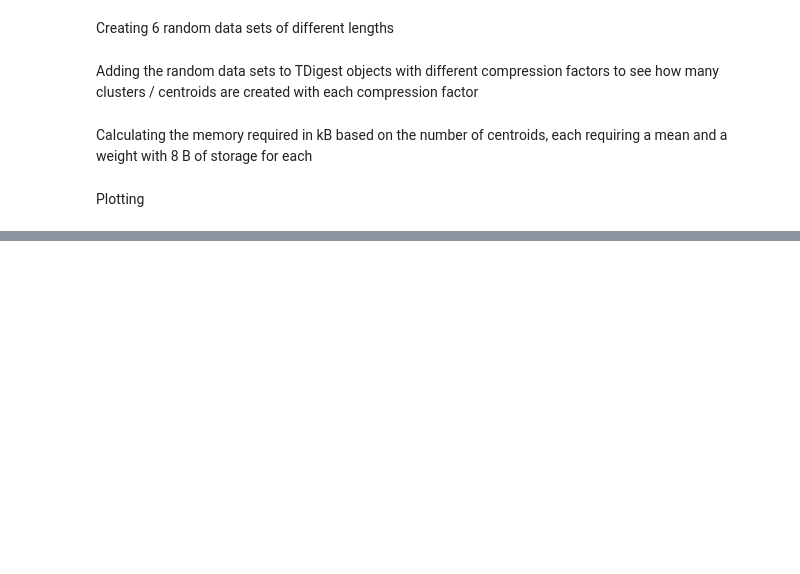
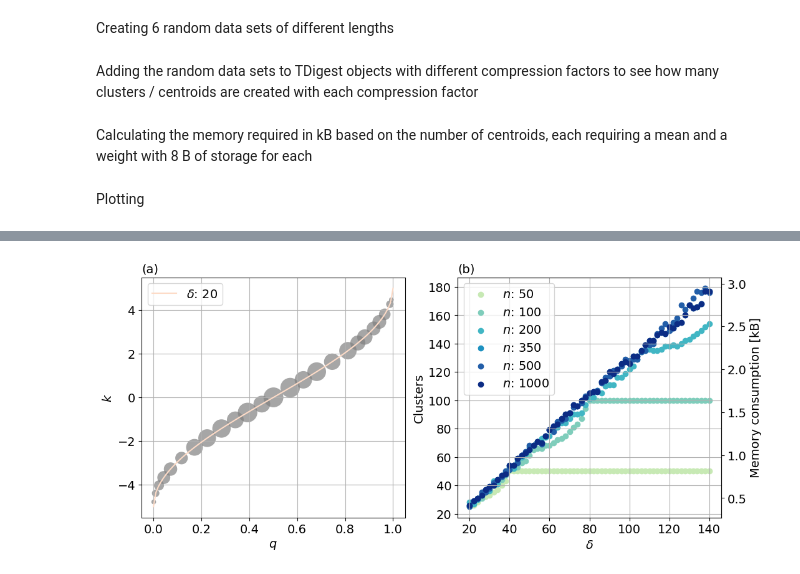
Before and after one commit to kat-grayson/one_pass_algorithms_paper, a Jupyter notebook: figures/figure3.ipynb, the cells around one changed output, grey strips where cells are left out. Saved outputs shown, nothing was run; the diff lists cells and outputs as text; code cells hidden in the pictures; blank space fills up the shorter version.

Commit message:
updated 3 with scale function, 4 removing hist inserts and including legend

```diff
--- a/figures/figure3.ipynb
+++ b/figures/figure3.ipynb
@@ -105,0 +70,75 @@ plt.show()
+# %%
+fs = 14
+c1 = '#c7e9b4'
+c2 = '#7fcdbb'
+c3 = '#41b6c4'
+c4 = '#1d91c0'
+c5 = '#225ea8'
+c6 = '#0c2c84'
+
+c4p = '#67001f'
+c3p = '#b2182b'
+c2p = '#f4a582'
+c1p = '#fddbc7'
+
+pinks = [c1p, c2p, c3p, c4p]
+
+fig, ax = plt.subplots(1,2,figsize = (12,5))
+
+ax0 = ax[0]
+
+x_values = np.linspace(0,1,100)
+delta_all = [20, 50, 80, 100]
+
+for indx, delta in enumerate(delta_all):
+    y_values = delta/(2*np.pi)*np.arcsin(2*x_values - 1)
+    ax0.plot(x_values, y_values, label=rf'$\delta$: {int(delta)}', color = pinks[indx])
+    if delta == 20:
+        means = digest_list5[0].centroids()['mean'] # 0 is the first with compression = 20
+        weights = digest_list5[0].centroids()['weight']
+        y_values_select = delta/(2*np.pi)*np.arcsin(2*means - 1)
+        ax0.scatter(means, y_values_select, s=weights* 15, c='grey', alpha=0.7, edgecolors='none')  # s controls size
+    elif delta == 100:
+        means = digest_list5[40].centroids()['mean'] # 40 is the first with compression = 100
+        weights = digest_list5[40].centroids()['weight']
+        y_values_select = delta/(2*np.pi)*np.arcsin(2*means - 1)
+        ax0.scatter(means, y_values_select, s=weights* 15, c='grey', alpha=0.7, edgecolors='none')  # s controls size
+
+# Adding labels and title
+ax0.set_xlabel(r'$q$', fontsize = fs)
+ax0.set_ylabel(r'$k$', fontsize = fs)
+ax0.grid(True)
+ax0.legend(fontsize = fs)
+ax0.tick_params(axis='y', labelcolor='black', labelsize = fs)
+ax0.tick_params(axis='x', labelcolor='black', labelsize = fs)
+ax0.set_title('(a)', fontsize = fs, loc = 'left')
+
+
+ax1 = ax[1]
+# Create a scatter plot
+ax1.scatter(compressions, digest_size[:,0], color = c1, label = r'$n$: 50')
+ax1.scatter(compressions, digest_size[:,1], color = c2, label = r'$n$: 100')
+ax1.scatter(compressions, digest_size[:,2], color = c3, label = r'$n$: 200')
+ax1.scatter(compressions, digest_size[:,3], color = c4, label = r'$n$: 350')
+ax1.scatter(compressions, digest_size[:,4], color = c5, label = r'$n$: 500')
+ax1.scatter(compressions, digest_size[:,3], color = c6, label = r'$n$: 1000')
+
+# Add labels and title
+ax1.set_xlabel(r'$\delta$', fontsize = fs)
+ax1.set_ylabel('Clusters', fontsize = fs)
+ax1.tick_params(axis='y', labelcolor='black', labelsize = fs)
+ax1.tick_params(axis='x', labelcolor='black', labelsize = fs)
+ax1.legend(fontsize = fs)
+ax1.grid(True)
+ax1.set_title('(b)', fontsize = fs, loc = 'left')
+
+# Create the second y-axis scatter plot
+ax2 = ax1.twinx()
+ax2.scatter(compressions, mem, marker = '')
+ax2.set_ylabel('Memory consumption [kB]', color='black', fontsize = fs)
+ax2.tick_params(axis='y', labelcolor='black', labelsize = fs)
+
+# Show the plot
+plt.show()
+# %% [output]
+[figure, added]
```
Also changed, not shown: parts of 1 cell of this notebook, 2 other files.
